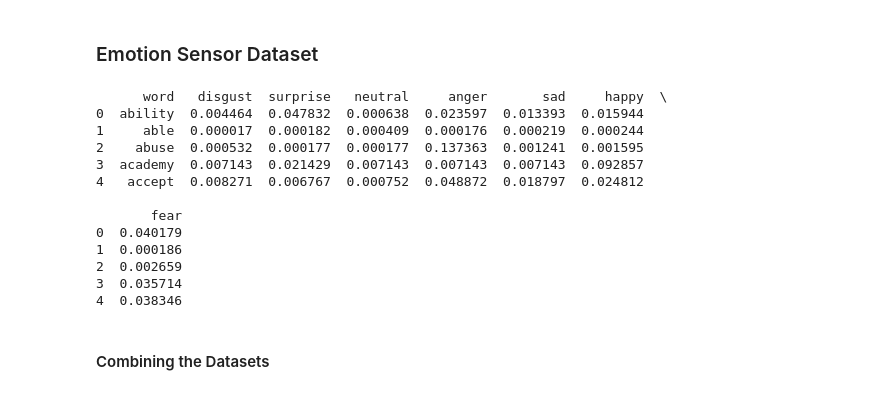
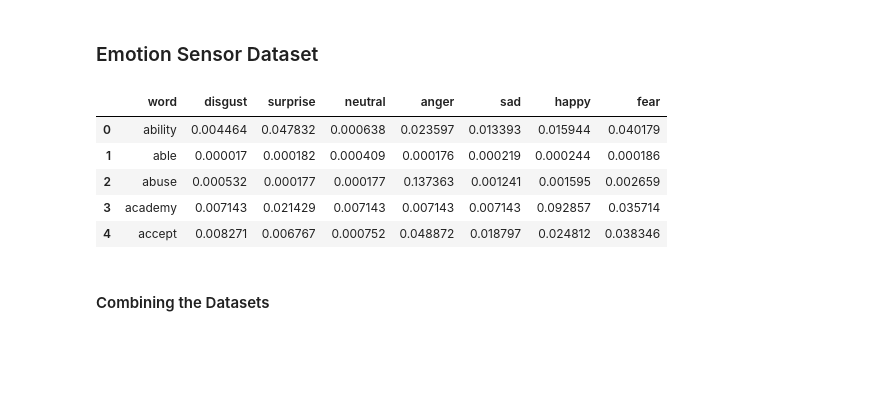
Before and after one commit to mstahli6/Bigotry-Detection, a Jupyter notebook: Notebooks/Exploratory Data Analysis.ipynb, the cells around one changed output. Saved outputs shown, nothing was run; the diff lists cells and outputs as text; code cells hidden in the pictures; blank space fills up the shorter version.

```diff
--- a/Notebooks/Exploratory Data Analysis.ipynb
+++ b/Notebooks/Exploratory Data Analysis.ipynb
@@ -216,23 +218,16 @@ df_aug['text_lemmatized'] = df_aug['text'].apply(lambda x: lemmatize_text(x))
 # %% [markdown]
 ### Emotion Sensor Dataset
 # %%
-emotion_df = pd.read_csv('Andbrain_DataSet.csv')
+emotion_df = pd.read_csv(r'/Users/michelstahli/Spring 2022 (Bootcamp+)/Springboard_Github/Bigotry-Detection-Project/Emotion Sensor Data/Andbrain_DataSet.csv')
 emotion_df['word'] = emotion_df['word'].str.strip()
-print(emotion_df.head())
+emotion_df.head()
 # %% [output]
-      word   disgust  surprise   neutral     anger       sad     happy  \
-0  ability  0.004464  0.047832  0.000638  0.023597  0.013393  0.015944
-1     able  0.000017  0.000182  0.000409  0.000176  0.000219  0.000244
-2    abuse  0.000532  0.000177  0.000177  0.137363  0.001241  0.001595
-3  academy  0.007143  0.021429  0.007143  0.007143  0.007143  0.092857
-4   accept  0.008271  0.006767  0.000752  0.048872  0.018797  0.024812
-
-       fear
-0  0.040179
-1  0.000186
-2  0.002659
-3  0.035714
-4  0.038346
+|  | word | disgust | surprise | neutral | anger | sad | happy | fear |
+| 0 | ability | 0.004464 | 0.047832 | 0.000638 | 0.023597 | 0.013393 | 0.015944 | 0.040179 |
+| 1 | able | 0.000017 | 0.000182 | 0.000409 | 0.000176 | 0.000219 | 0.000244 | 0.000186 |
+| 2 | abuse | 0.000532 | 0.000177 | 0.000177 | 0.137363 | 0.001241 | 0.001595 | 0.002659 |
+| 3 | academy | 0.007143 | 0.021429 | 0.007143 | 0.007143 | 0.007143 | 0.092857 | 0.035714 |
+| 4 | accept | 0.008271 | 0.006767 | 0.000752 | 0.048872 | 0.018797 | 0.024812 | 0.038346 |
 # %% [markdown]
 #### Combining the Datasets
 # %%
```
Also changed, not shown: parts of 7 cells of this notebook, 1 other file.
